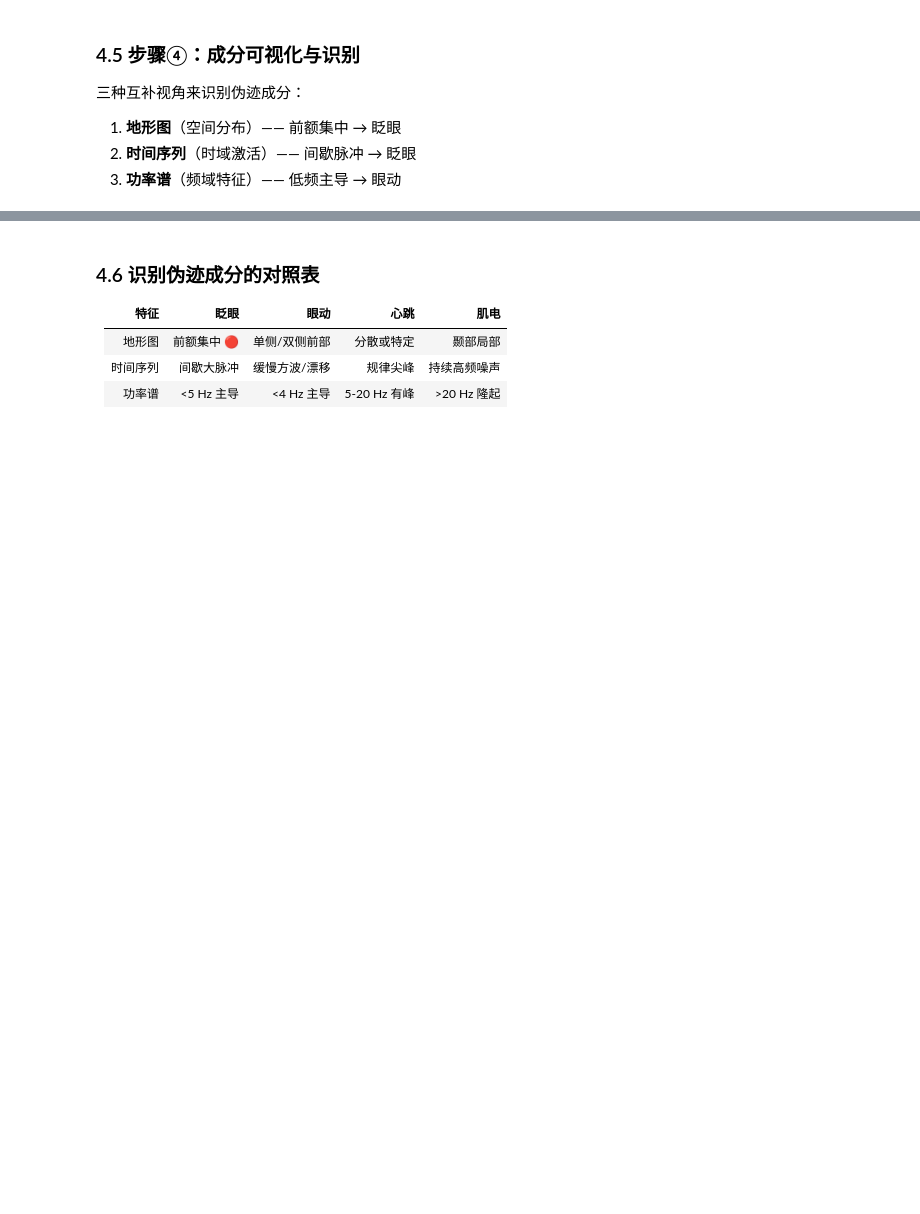
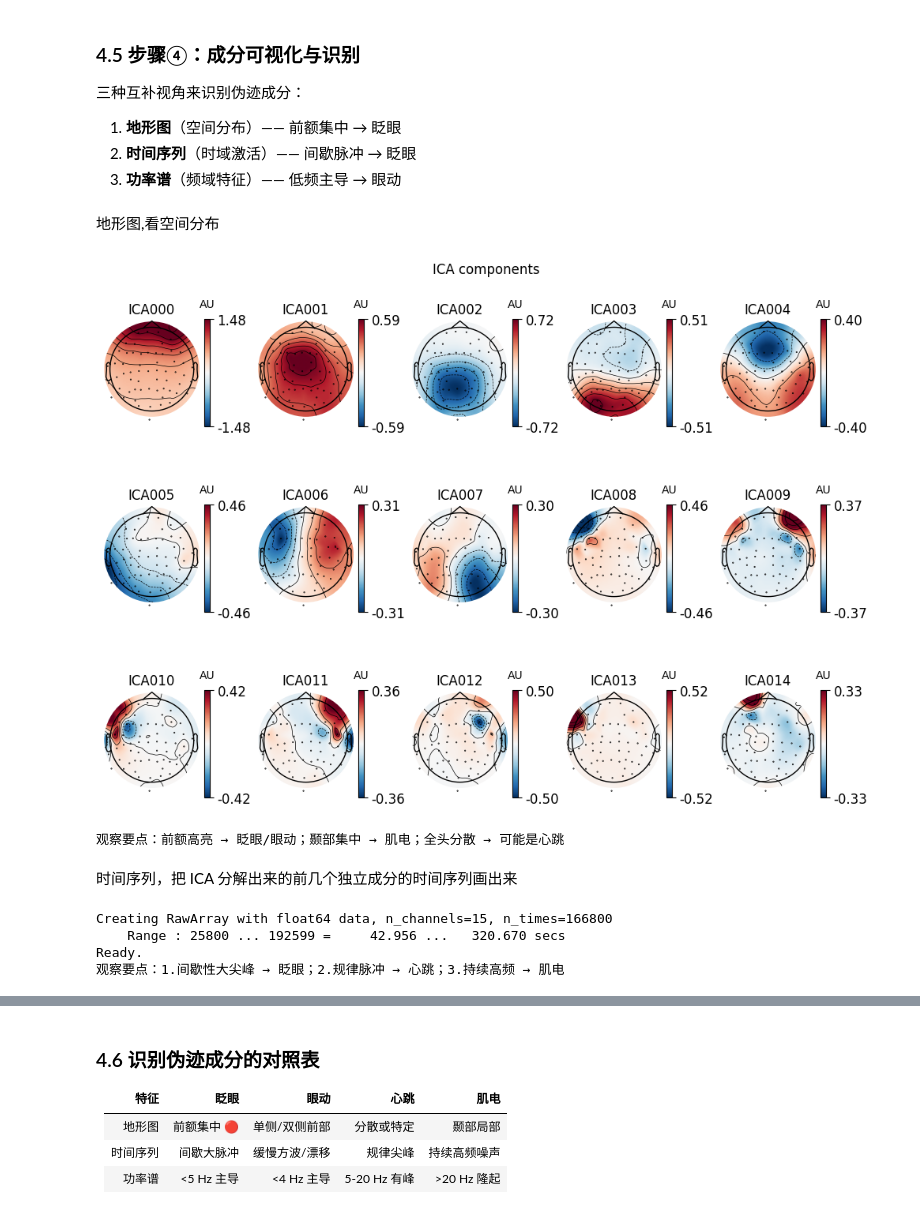
Before and after one commit to usstziyi/eeg_ica_learning, a Jupyter notebook: notebooks/unit4_mne_ica_practice.ipynb, the cells around one changed output, grey strips where cells are left out. Cells and saved outputs as stored; diff of their text form; code cells hidden in the pictures; blank space fills up the shorter version.

```diff
--- a/notebooks/unit4_mne_ica_practice.ipynb
+++ b/notebooks/unit4_mne_ica_practice.ipynb
@@ -83,16 +129,23 @@ print(f"保留数据占比: {len(epochs)/len(events)*100:.1f}%")
 # %%
 from mne.preprocessing import ICA
 
-n_components = 15
+n_components = 15  # ICA 分解的成分数量，通常小于通道数
+# 初始化 ICA 对象，用于独立成分分析
 ica = ICA(
-    n_components=n_components,
-    method='fastica',
-    random_state=42,
-    max_iter='auto',
-    fit_params=dict(extended=True)  # 扩展 FastICA，更稳定
+    n_components=n_components,  # 指定要提取的独立成分数量
+    method='fastica',           # 使用 FastICA 算法
+    random_state=42,            # 设置随机种子，保证结果可复现
+    max_iter='auto',            # 自动设置最大迭代次数
+    # 启用扩展 Infomax 算法，提高对亚高斯分布的分离能力
 )
 
 print(f"开始 ICA 拟合（{n_components} 个成分，{len(raw_filtered.ch_names)} 个通道）...")
-ica.fit(raw_filtered)
+# 60 通道 EEG  ──PCA──▶  15 个 PCA 主成分  ──ICA──▶  15 个独立成分
+# 对滤波后的原始数据进行 ICA 拟合，提取独立成分
+ica.fit(
+    inst=raw_filtered,       # 输入的原始数据，用于拟合 ICA 模型
+    verbose=False           # 关闭详细输出，减少日志信息
+)
 print(f"✅ 完成！迭代次数: {ica.n_iter_}")
+# 解释方差比 = 前 15 个成分的方差之和 / 全部成分的方差之和
 print(f"解释方差比: {np.sum(ica.pca_explained_variance_[:n_components]) / np.sum(ica.pca_explained_variance_):.1%}")
@@ -103,11 +160,27 @@ print(f"解释方差比: {np.sum(ica.pca_explained_variance_[:n_components]) / n
 1. **地形图**（空间分布）—— 前额集中 → 眨眼
 2. **时间序列**（时域激活）—— 间歇脉冲 → 眨眼
 3. **功率谱**（频域特征）—— 低频主导 → 眼动
+# %% [markdown]
+地形图,看空间分布
 # %%
 # 方式一：地形图 —— 看空间分布
-ica.plot_components(picks=range(n_components))
+ica.plot_components(
+    picks=range(n_components),
+    colorbar=True
+)
+# AU = Arbitrary Units （任意单位）
 print("观察要点：前额高亮 → 眨眼/眼动；颞部集中 → 肌电；全头分散 → 可能是心跳")
+# %% [output]
+[figure, added]
+观察要点：前额高亮 → 眨眼/眼动；颞部集中 → 肌电；全头分散 → 可能是心跳
+# %% [markdown]
+时间序列，把 ICA 分解出来的前几个独立成分的时间序列画出来
 # %%
 # 方式二：时间序列 —— 看激活模式
-ica.plot_sources(raw_filtered, picks=range(min(10, n_components)))
-print("观察要点：间歇性大尖峰 → 眨眼；规律脉冲 → 心跳；持续高频 → 肌电")
+ica.plot_sources(raw_filtered, picks=range(min(20, n_components)))
+print("观察要点：1.间歇性大尖峰 → 眨眼；2.规律脉冲 → 心跳；3.持续高频 → 肌电")
+# %% [output]
+Creating RawArray with float64 data, n_channels=15, n_times=166800
+    Range : 25800 ... 192599 =     42.956 ...   320.670 secs
+Ready.
+观察要点：1.间歇性大尖峰 → 眨眼；2.规律脉冲 → 心跳；3.持续高频 → 肌电
```
Also changed, not shown: parts of 11 cells of this notebook, 2 other files.
